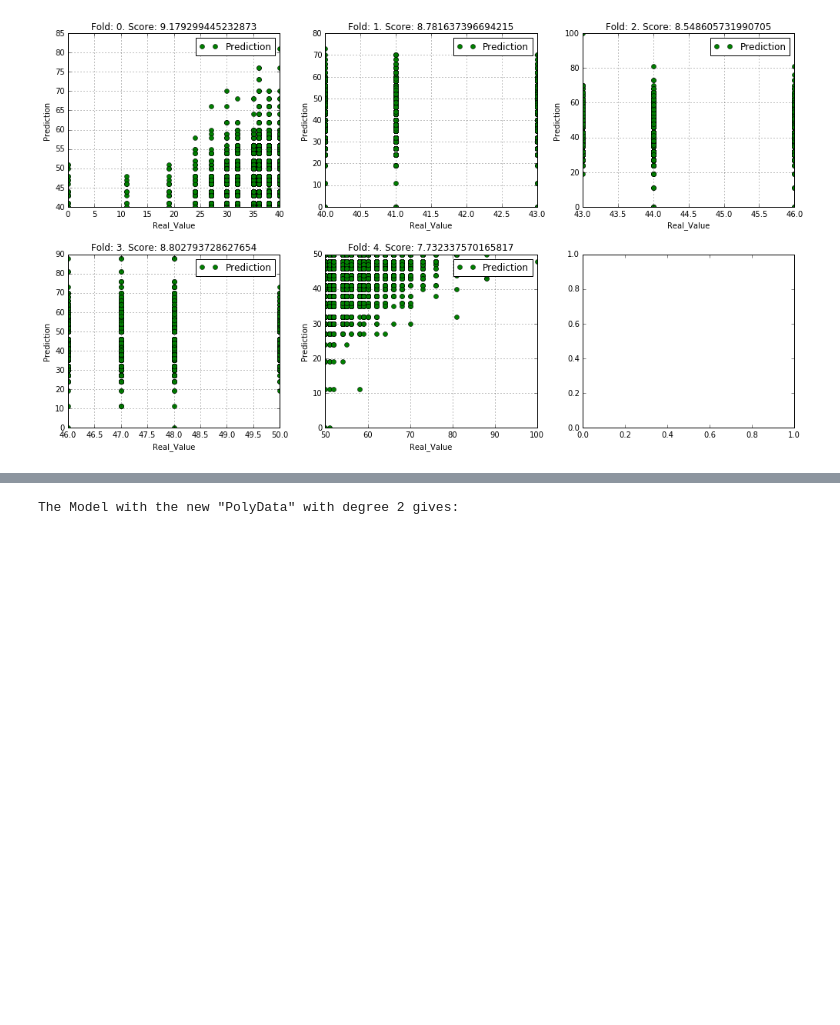
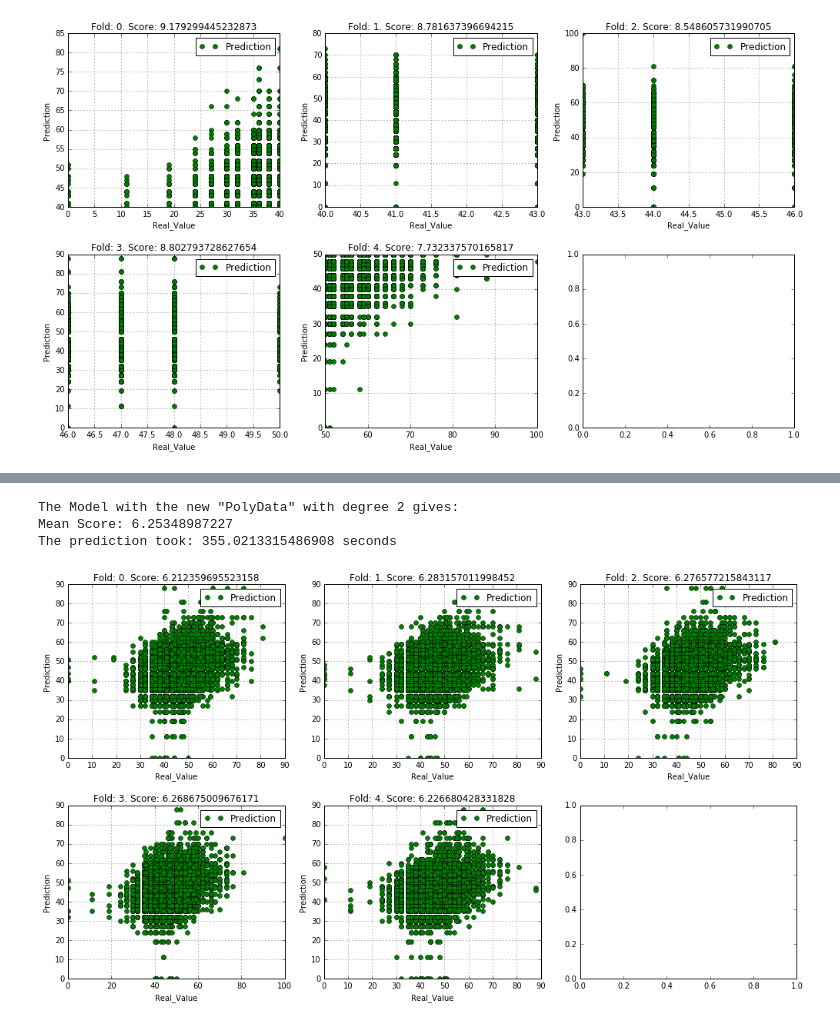
Before and after one commit to AronForero/ICFESProject, a Jupyter notebook: New_Project/Descriptive_Analisis/Analysis/Prueba_trees.ipynb, the cells around one changed output, grey strips where cells are left out. Cells and saved outputs as stored; diff of their text form; code cells hidden in the pictures; blank space fills up the shorter version.

```diff
--- a/New_Project/Descriptive_Analisis/Analysis/Prueba_trees.ipynb
+++ b/New_Project/Descriptive_Analisis/Analysis/Prueba_trees.ipynb
@@ -34,9 +36,9 @@ def plot_predictions_KF(Model, target, X, Y, kf): #PERFECT FUNCTION - DECIDED IF
         Model.fit(X.iloc[n], Y[target].iloc[n])
         Y_pred = Model.predict(X.iloc[i])
         ##################PRUEBA, QUITANDO LOS OUTLIERS EXAGERADOS###############
-        ind = (Y_pred > 0) & (Y_pred < 100)
-        Y_pred2 = Y_pred[ind]
-        score = MAD(Y[target].iloc[ind], Y_pred2) #HERE THE MAE IS CALCULATED
+        #ind = (Y_pred > 0) & (Y_pred < 100)
+        #Y_pred2 = Y_pred[ind]
+        score = MAD(Y[target].iloc[i], Y_pred) #HERE THE MAE IS CALCULATED
         ########################################################################
         ax.plot(Y[target].iloc[i], Y_pred, 'go', label='Prediction')
         #ax.plot(Y[target].iloc[i], Y[target].iloc[i]) #RECTA DE REGRESION PERFECTA
@@ -192,5 +197,8 @@ The Model with the new "PolyData" with degree 2 gives:
 # %%
 tree = DecisionTreeRegressor()
-get_Poly_prediction(tree, 2, S_data, 'PUNT_BIOLOGIA', 5, shu=True)
+get_Poly_prediction(tree, 2, S_data, 'PUNT_BIOLOGIA', 5, shuffle_split=True)
 # %% [output]
 The Model with the new "PolyData" with degree 2 gives:
+Mean Score: 6.25348987227
+The prediction took: 355.0213315486908 seconds
+[figure, added]
```
Also changed, not shown: parts of 2 cells of this notebook, 6 other files.
